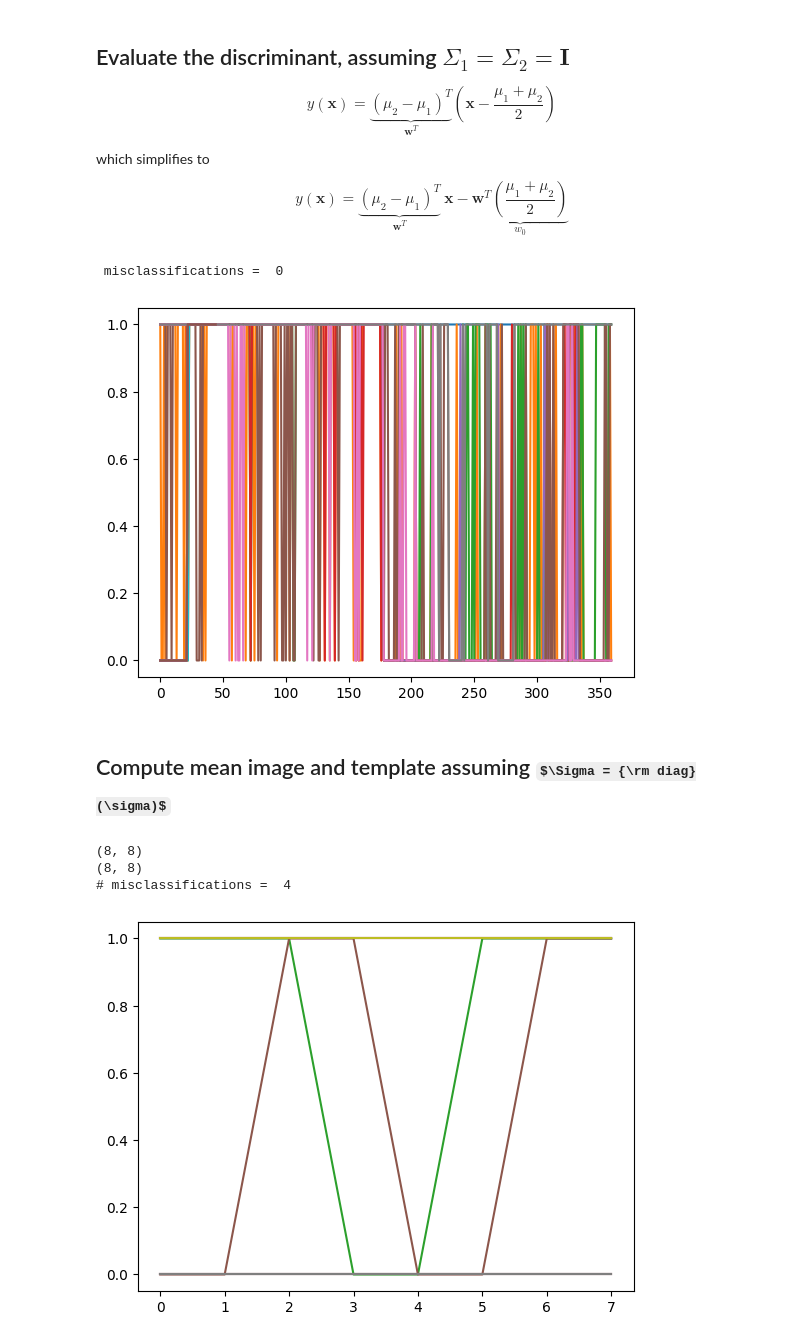
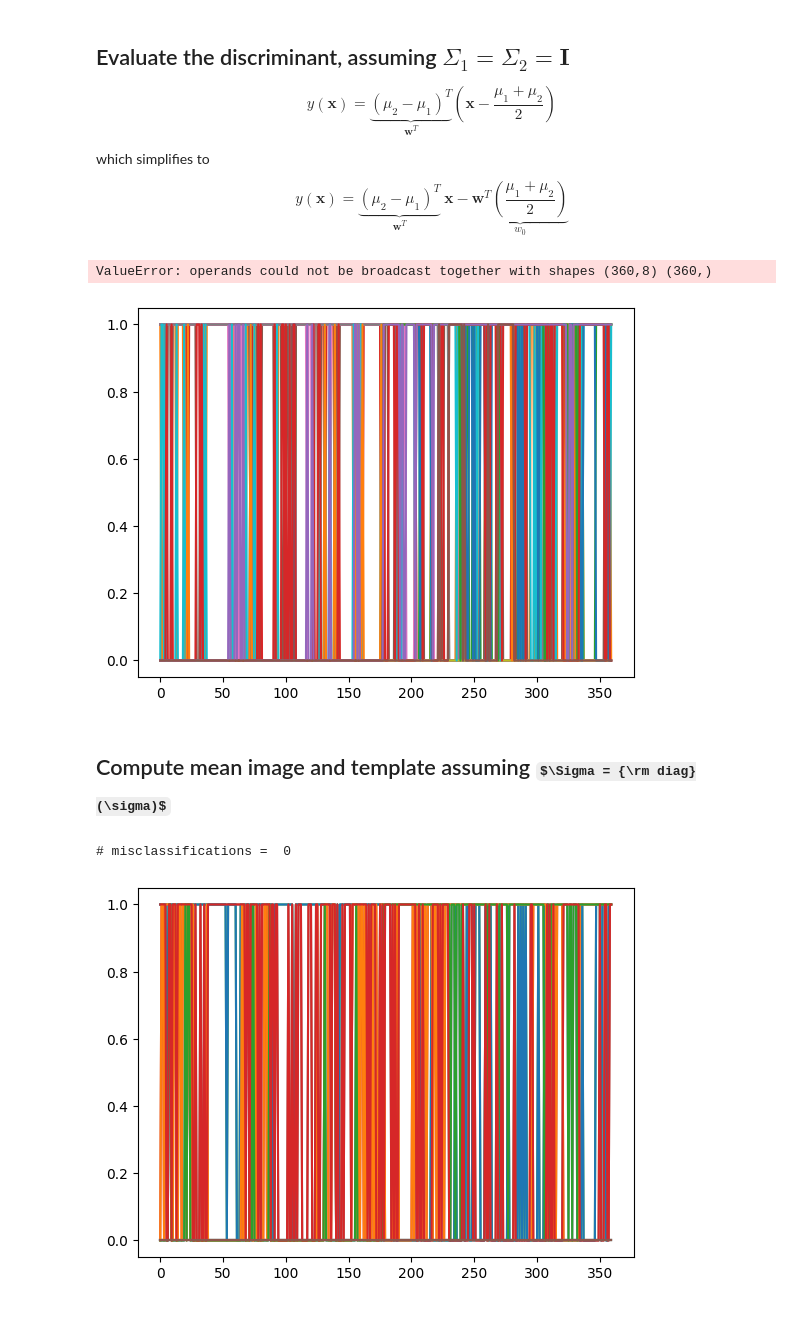
Before and after one commit to JayIke/machine-learning, a Jupyter notebook: hw5/minimum_distance_digits.ipynb, the cells around one changed output. Saved outputs shown, nothing was run; the diff lists cells and outputs as text; code cells hidden in the pictures; some formulas as TeX source.

```diff
--- a/hw5/minimum_distance_digits.ipynb
+++ b/hw5/minimum_distance_digits.ipynb
@@ -74,45 +74,43 @@ mahalanobis_class1 = np.linalg.norm(x - mu1[None, :], axis=1)
 mahalanobis_class2 = np.linalg.norm(x - mu2[None, :], axis=1)
 # change the line below
 class1_estimate = mahalanobis_class1 < mahalanobis_class2
+class2_estimate = mahalanobis_class2 < mahalanobis_class1
 
 # shape data for print
-class1_labels_reshaped = class1_labels.reshape(45,8)
+#class1_labels_reshaped = class1_labels.reshape(8,360)
 
 plt.plot(class1_estimate)
-plt.plot(class1_labels_reshaped)
+plt.plot(class2_estimate)
 
 
-print(" misclassifications = ",np.sum(class1_estimate[8] != class1_labels_reshaped[-8]))
+print(" misclassifications = ",np.sum(class1_estimate != class1_labels))
 # %% [output]
- misclassifications =  0
+ValueError: operands could not be broadcast together with shapes (360,8) (360,)
-[figure, old version]
+[figure, new version]
 # %% [markdown]
 ## Compute mean image and template assuming $\Sigma = {\rm diag}(\sigma)$
 # %%
 # Mean image - average across all images in both classes
 mu = np.mean(x, axis=0)
 
 # Standard deviation across all images
 sigma = np.std(x,axis=0)
 
 # Template sum of mean and standard deviation = threshold
 template = mu + sigma
 
 # change the line below
 class1_estimate = x.mean(axis=1) > template.mean()
-class1_estimate = class1_estimate
-#class1_estimate_reshaped = class1_estimate.reshape(360,8)
 
-class1_labels_reshaped = class1_labels.reshape(45,8)
+class1_labels_reshaped = class1_estimate.reshape(360,8)
+
+#class1_labels_reshaped = class1_labels.reshape(45,8)
+
+plt.plot(class1_estimate)
+plt.plot(class1_labels_reshaped)
 
 
-plt.plot(class1_estimate[-8:])
-plt.plot(class1_labels[-8:])
-print(class1_estimate[-8:].shape)
-print(class1_labels_reshaped[None:8].shape)
-print("# misclassifications = ",np.sum((class1_estimate[8] != class1_labels_reshaped[-8])))
+print("# misclassifications = ",np.sum((class1_estimate != class1_labels_reshaped)))
 # %% [output]
-(8, 8)
-(8, 8)
-# misclassifications =  4
+# misclassifications =  0
-[figure, old version]
+[figure, new version]
```
Also changed, not shown: parts of 1 cell of this notebook, 2 other files.
